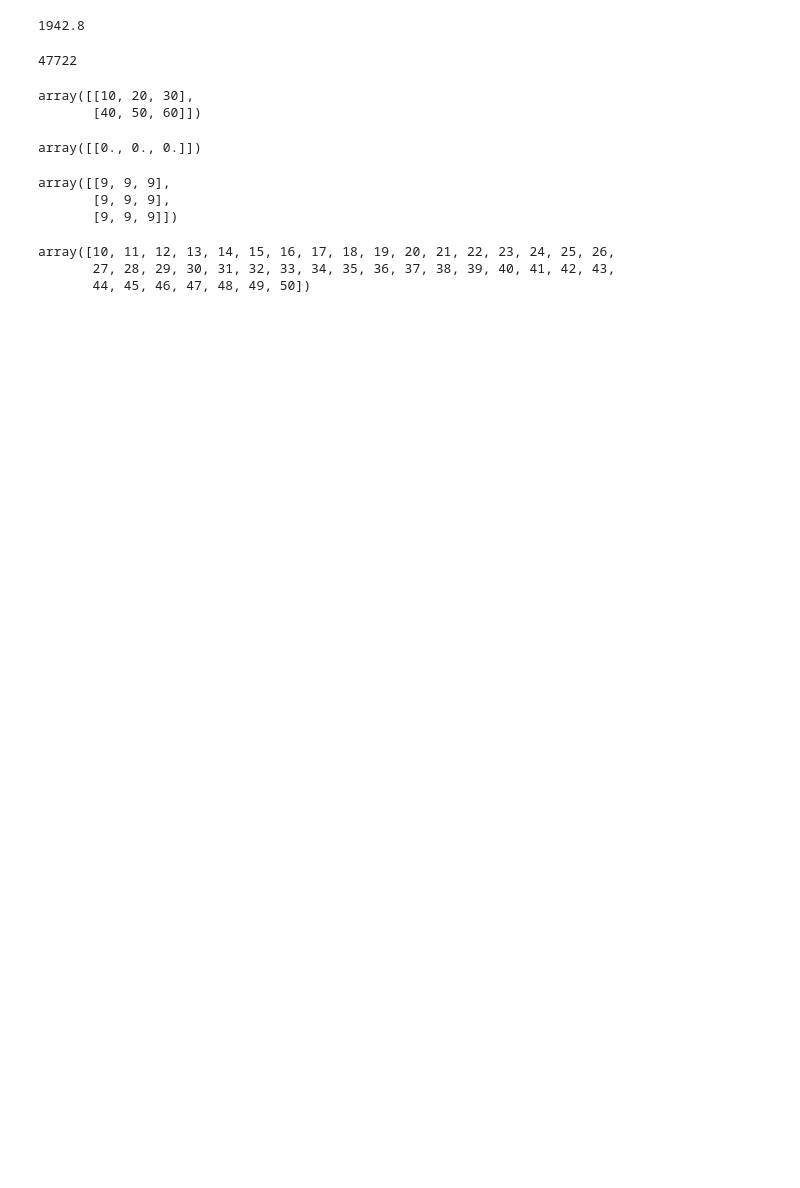
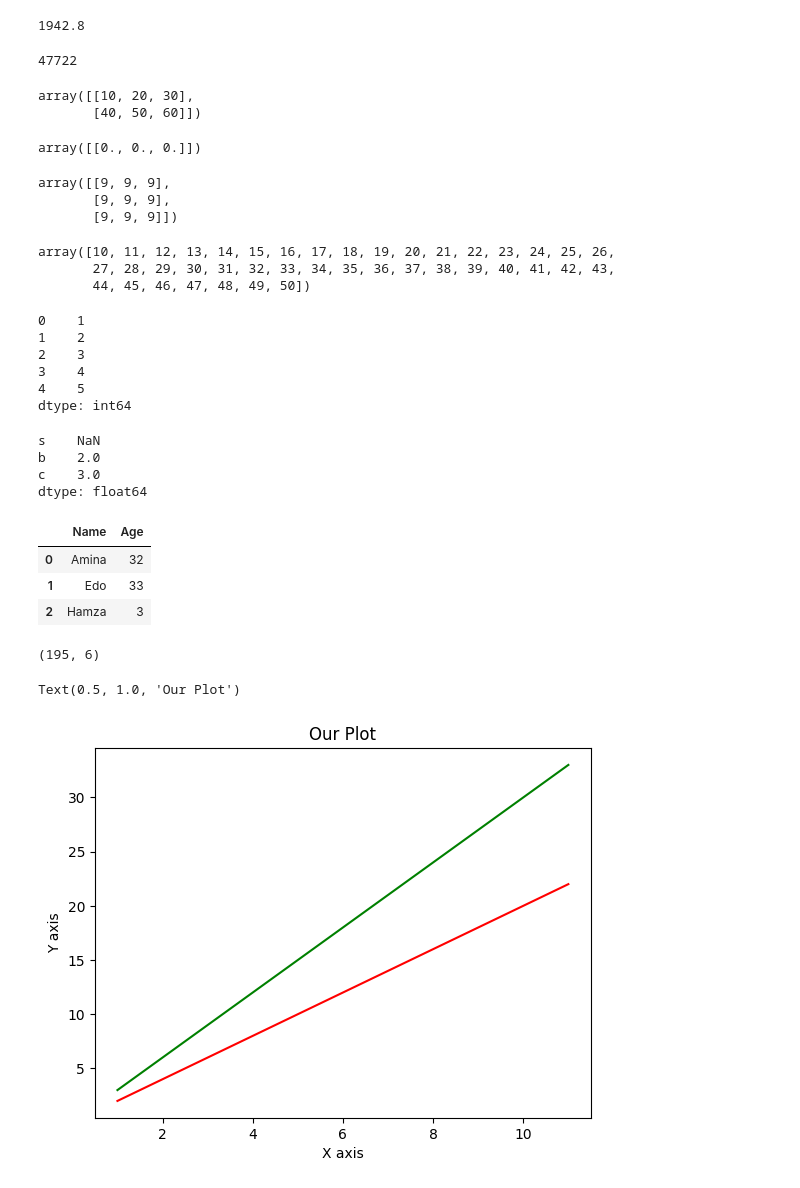
Before and after one commit to aminase/python-data-analysis, a Jupyter notebook: home.ipynb, the cells around one changed output. Saved outputs shown, nothing was run; the diff lists cells and outputs as text; code cells hidden in the pictures; blank space fills up the shorter version.

```diff
--- a/home.ipynb
+++ b/home.ipynb
@@ -529,4 +529,65 @@ array([10, 11, 12, 13, 14, 15, 16, 17, 18, 19, 20, 21, 22, 23, 24, 25, 26,
        27, 28, 29, 30, 31, 32, 33, 34, 35, 36, 37, 38, 39, 40, 41, 42, 43,
        44, 45, 46, 47, 48, 49, 50])
 # %%
-s1 = pd.Series([1,2,3,4,5])
+l1=[1,2,3,4,5]
+s1 = pd.Series(l1)
+s1
+# %% [output]
+0    1
+1    2
+2    3
+3    4
+4    5
+dtype: int64
+# %%
+dict1 = {'a':1, 'b':2, 'c': 3}
+dic2 = pd.Series(dict1,index = ['s', 'b', 'c'])
+dic2
+# %% [output]
+s    NaN
+b    2.0
+c    3.0
+dtype: float64
+# %%
+pd1 = pd.DataFrame({ 'Name': ['Amina', 'Edo', 'Hamza'], 'Age': [32, 33, 3]})
+pd1
+# %% [output]
+|  | Name | Age |
+| 0 | Amina | 32 |
+| 1 | Edo | 33 |
+| 2 | Hamza | 3 |
+# %%
+head1 = df.head()
+head1
+tail1 = df.tail()
+tail1
+describe1 = df.describe()
+describe1
+shape1 = df.shape
+shape1
+# %% [output]
+(195, 6)
+# %%
+
+## LINE PLOT ##
+
+import numpy as np
+from matplotlib import pyplot as plt
+
+x= np.arange(1, 12)
+x
+y1= x*2
+y1
+y2=x*3
+y2
+
+plt.plot(x, y1, color="r")
+plt.plot(x, y2, color="g")
+
+plt.show
+plt.xlabel("X axis")
+plt.ylabel("Y axis")
+plt.title("Our Plot")
+# %% [output]
+Text(0.5, 1.0, 'Our Plot')
+[figure, added]
```
Also changed, not shown: parts of 5 cells of this notebook, 1 other file.
